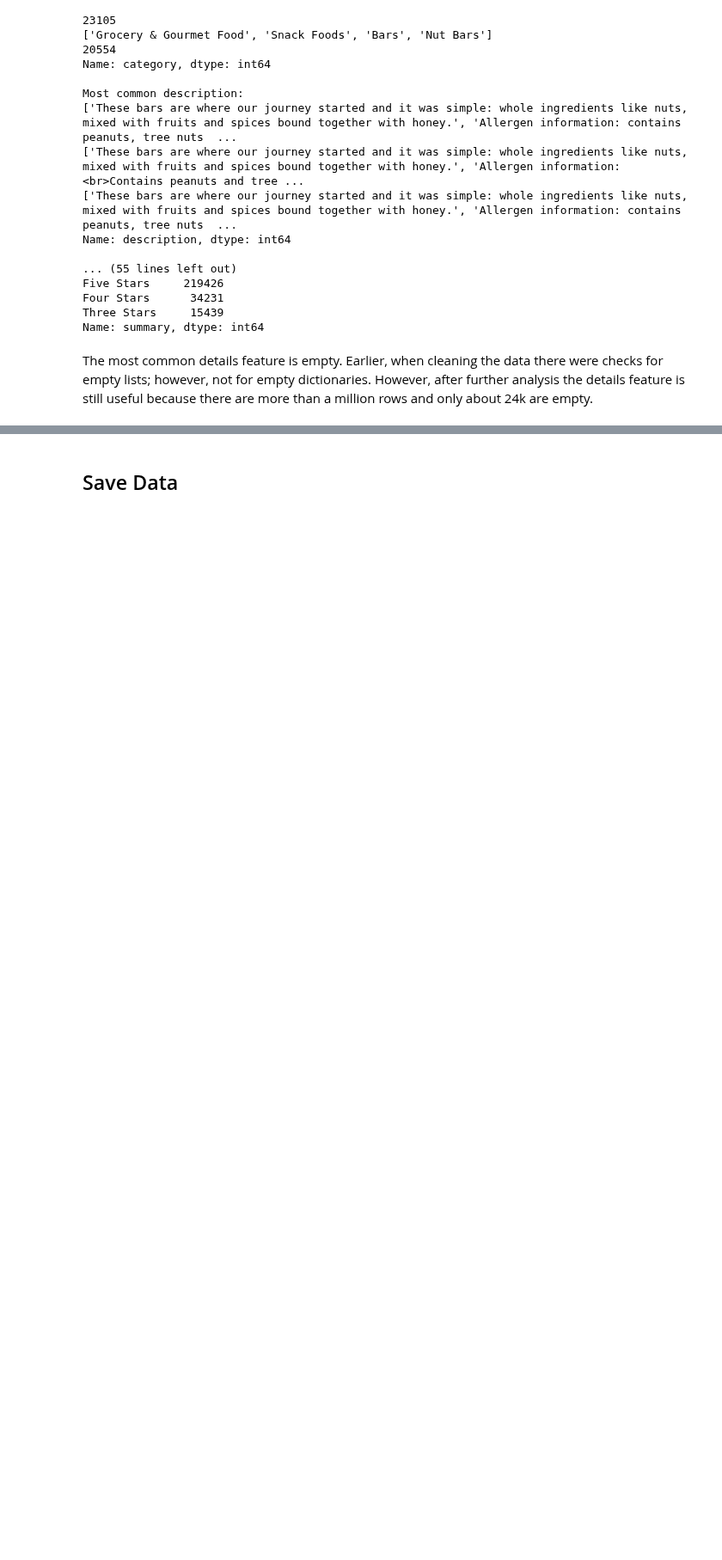
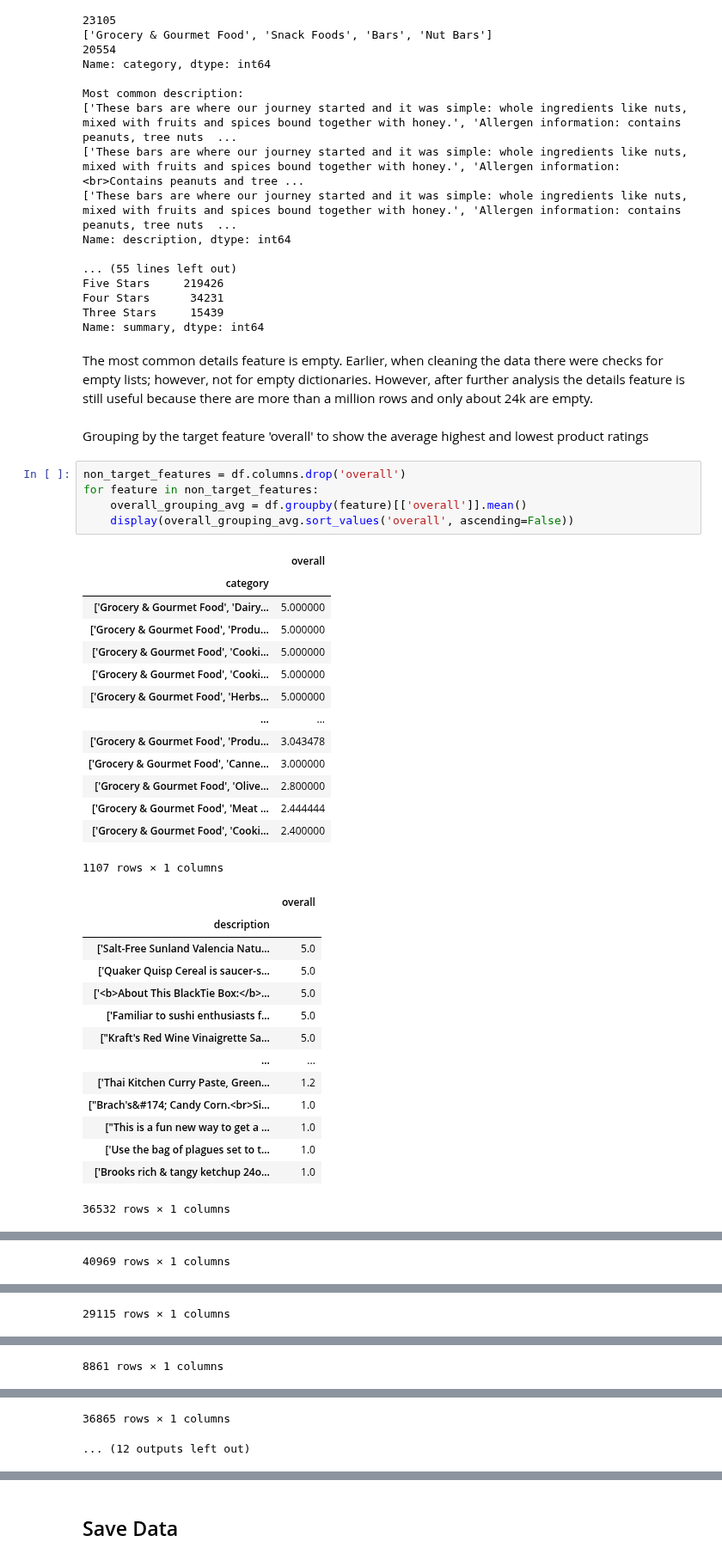
Before and after one commit to JasonCaldwellMBA/Grocery_Recommender, a Jupyter notebook: Notebooks/Exploratory_Data_Analysis.ipynb, the cells around one changed output, grey strips where cells are left out. Shown at 86% size. Cells and saved outputs as stored; diff of their text form; blank space fills up the shorter version.

Commit message:
Groupby non target features to analyze overall product rating mean

```diff
--- a/Notebooks/Exploratory_Data_Analysis.ipynb
+++ b/Notebooks/Exploratory_Data_Analysis.ipynb
@@ -131,3 +133,39 @@ Name: summary, dtype: int64
 The most common details feature is empty.
 Earlier, when cleaning the data there were checks for empty lists; however, not for empty dictionaries.
 However, after further analysis the details feature is still useful because there are more than a million rows and only about 24k are empty.
+# %% [markdown]
+Grouping by the target feature 'overall' to show the average highest and lowest product ratings
+# %%
+non_target_features = df.columns.drop('overall')
+for feature in non_target_features:
+    overall_grouping_avg = df.groupby(feature)[['overall']].mean()
+    display(overall_grouping_avg.sort_values('overall', ascending=False))
+# %% [output]
+|  | overall |
+| category |  |
+| ['Grocery & Gourmet Food', 'Dairy... | 5.000000 |
+| ['Grocery & Gourmet Food', 'Produ... | 5.000000 |
+| ['Grocery & Gourmet Food', 'Cooki... | 5.000000 |
+| ['Grocery & Gourmet Food', 'Cooki... | 5.000000 |
+| ['Grocery & Gourmet Food', 'Herbs... | 5.000000 |
+| ... | ... |
+| ['Grocery & Gourmet Food', 'Produ... | 3.043478 |
+| ['Grocery & Gourmet Food', 'Canne... | 3.000000 |
+| ['Grocery & Gourmet Food', 'Olive... | 2.800000 |
+| ['Grocery & Gourmet Food', 'Meat ... | 2.444444 |
+| ['Grocery & Gourmet Food', 'Cooki... | 2.400000 |
+1107 rows × 1 columns
+|  | overall |
+| description |  |
+| ['Salt-Free Sunland Valencia Natu... | 5.0 |
+| ['Quaker Quisp Cereal is saucer-s... | 5.0 |
+| ['<b>About This BlackTie Box:</b>... | 5.0 |
+| ['Familiar to sushi enthusiasts f... | 5.0 |
+| ["Kraft's Red Wine Vinaigrette Sa... | 5.0 |
+| ... | ... |
+| ['Thai Kitchen Curry Paste, Green... | 1.2 |
+| ["Brach's&#174; Candy Corn.<br>Si... | 1.0 |
+| ["This is a fun new way to get a ... | 1.0 |
+| ['Use the bag of plagues set to t... | 1.0 |
+| ['Brooks rich & tangy ketchup 24o... | 1.0 |
+36532 rows × 1 columns
@@ -133,0 +185 @@ However, after further analysis the details feature is still useful because ther
+40969 rows × 1 columns
@@ -133,0 +199 @@ However, after further analysis the details feature is still useful because ther
+29115 rows × 1 columns
@@ -133,0 +213 @@ However, after further analysis the details feature is still useful because ther
+8861 rows × 1 columns
@@ -133,0 +227,2 @@ However, after further analysis the details feature is still useful because ther
+36865 rows × 1 columns
+... (12 outputs left out)
```
Also changed, not shown: parts of 4 cells of this notebook.
